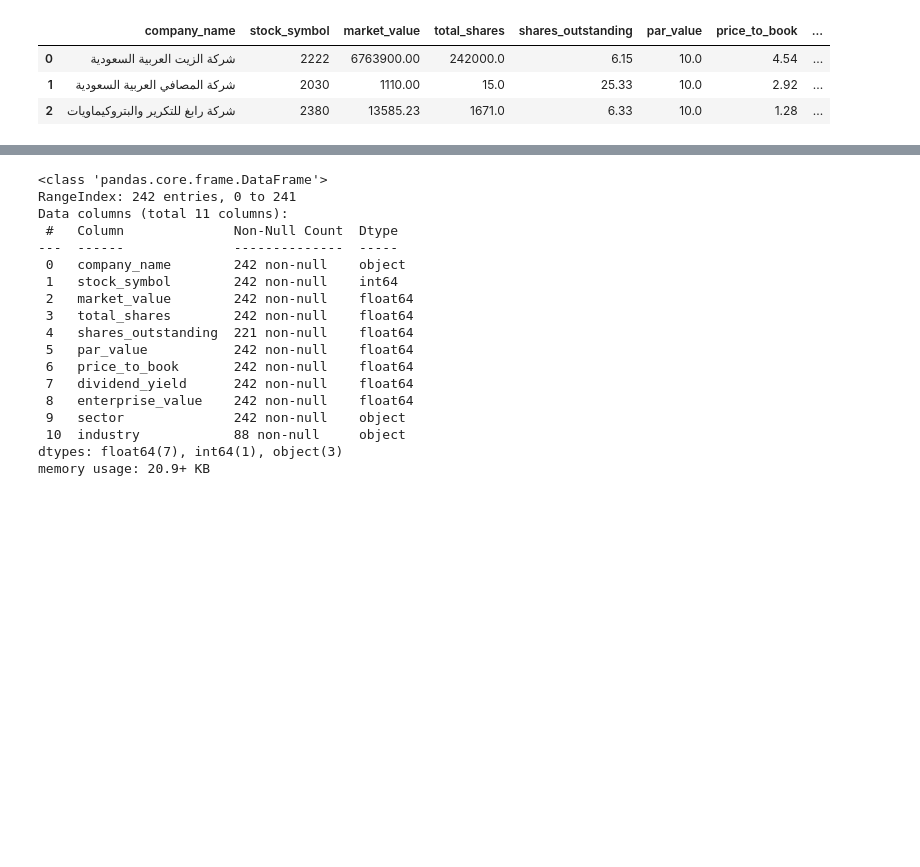
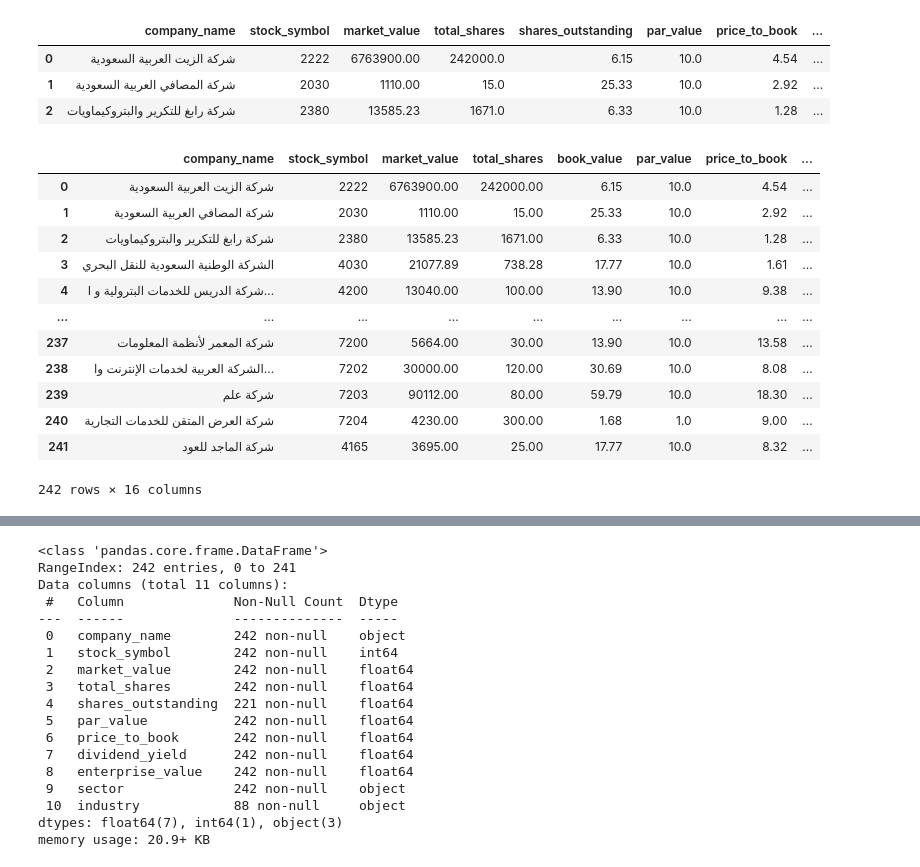
Before and after one commit to Faris35/Stock-Market-Clustering, a Jupyter notebook: Stock_clustering.ipynb, the cells around one changed output, grey strips where cells are left out. Cells and saved outputs as stored; diff of their text form; code cells hidden in the pictures; blank space fills up the shorter version.

```diff
--- a/Stock_clustering.ipynb
+++ b/Stock_clustering.ipynb
@@ -8,6 +8,7 @@ from sklearn.preprocessing import StandardScaler
 from sklearn.metrics import silhouette_score
 # %%
 df3=pd.read_csv("final_data.csv")
+df = pd.read_csv("clustered_data.csv")
 # %%
 df3.head(3)
 # %% [output]
@@ -15,3 +16,19 @@ df3.head(3)
 | 0 | شركة الزيت العربية السعودية | 2222 | 6763900.00 | 242000.0 | 6.15 | 10.0 | 4.54 | ... |
 | 1 | شركة المصافي العربية السعودية | 2030 | 1110.00 | 15.0 | 25.33 | 10.0 | 2.92 | ... |
 | 2 | شركة رابغ للتكرير والبتروكيماويات | 2380 | 13585.23 | 1671.0 | 6.33 | 10.0 | 1.28 | ... |
+# %%
+df
+# %% [output]
+|  | company_name | stock_symbol | market_value | total_shares | book_value | par_value | price_to_book | ... |
+| 0 | شركة الزيت العربية السعودية | 2222 | 6763900.00 | 242000.00 | 6.15 | 10.0 | 4.54 | ... |
+| 1 | شركة المصافي العربية السعودية | 2030 | 1110.00 | 15.00 | 25.33 | 10.0 | 2.92 | ... |
+| 2 | شركة رابغ للتكرير والبتروكيماويات | 2380 | 13585.23 | 1671.00 | 6.33 | 10.0 | 1.28 | ... |
+| 3 | الشركة الوطنية السعودية للنقل البحري | 4030 | 21077.89 | 738.28 | 17.77 | 10.0 | 1.61 | ... |
+| 4 | شركة الدريس للخدمات البترولية و ا... | 4200 | 13040.00 | 100.00 | 13.90 | 10.0 | 9.38 | ... |
+| ... | ... | ... | ... | ... | ... | ... | ... | ... |
+| 237 | شركة المعمر لأنظمة المعلومات | 7200 | 5664.00 | 30.00 | 13.90 | 10.0 | 13.58 | ... |
+| 238 | الشركة العربية لخدمات الإنترنت وا... | 7202 | 30000.00 | 120.00 | 30.69 | 10.0 | 8.08 | ... |
+| 239 | شركة علم | 7203 | 90112.00 | 80.00 | 59.79 | 10.0 | 18.30 | ... |
+| 240 | شركة العرض المتقن للخدمات التجارية | 7204 | 4230.00 | 300.00 | 1.68 | 1.0 | 9.00 | ... |
+| 241 | شركة الماجد للعود | 4165 | 3695.00 | 25.00 | 17.77 | 10.0 | 8.32 | ... |
+242 rows × 16 columns
```
Also changed, not shown: parts of 3 cells of this notebook.
